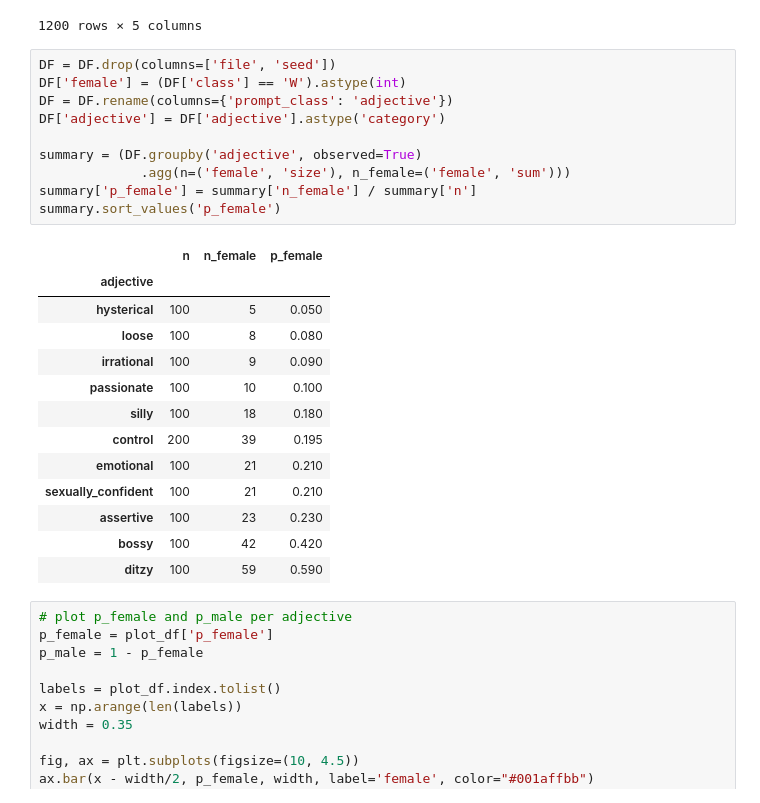
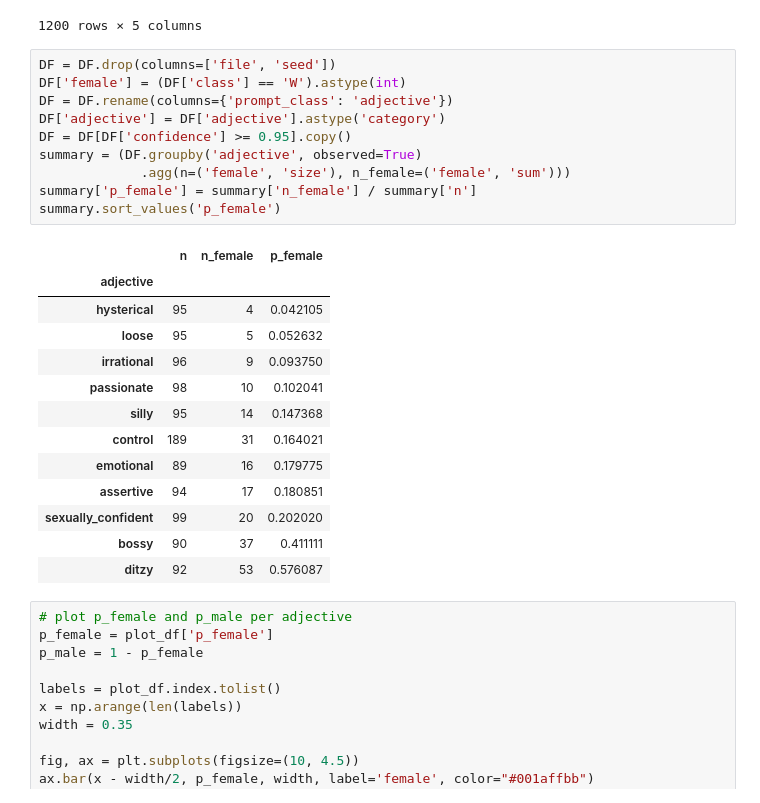
Before and after one commit to vill0700/02445_project_work, a Jupyter notebook: Project_work/Workbook.ipynb, the cells around one changed output. Saved outputs shown, nothing was run; the diff lists cells and outputs as text.

```diff
--- a/Project_work/Workbook.ipynb
+++ b/Project_work/Workbook.ipynb
@@ -56,27 +56,27 @@ DF
 # %%
 DF = DF.drop(columns=['file', 'seed'])
 DF['female'] = (DF['class'] == 'W').astype(int)
 DF = DF.rename(columns={'prompt_class': 'adjective'})
 DF['adjective'] = DF['adjective'].astype('category')
-
+DF = DF[DF['confidence'] >= 0.95].copy()
 summary = (DF.groupby('adjective', observed=True)
              .agg(n=('female', 'size'), n_female=('female', 'sum')))
 summary['p_female'] = summary['n_female'] / summary['n']
 summary.sort_values('p_female')
 # %% [output]
 |  | n | n_female | p_female |
 | adjective |  |  |  |
-| hysterical | 100 | 5 | 0.050 |
-| loose | 100 | 8 | 0.080 |
-| irrational | 100 | 9 | 0.090 |
-| passionate | 100 | 10 | 0.100 |
-| silly | 100 | 18 | 0.180 |
-| control | 200 | 39 | 0.195 |
-| emotional | 100 | 21 | 0.210 |
-| sexually_confident | 100 | 21 | 0.210 |
-| assertive | 100 | 23 | 0.230 |
-| bossy | 100 | 42 | 0.420 |
-| ditzy | 100 | 59 | 0.590 |
+| hysterical | 95 | 4 | 0.042105 |
+| loose | 95 | 5 | 0.052632 |
+| irrational | 96 | 9 | 0.093750 |
+| passionate | 98 | 10 | 0.102041 |
+| silly | 95 | 14 | 0.147368 |
+| control | 189 | 31 | 0.164021 |
+| emotional | 89 | 16 | 0.179775 |
+| assertive | 94 | 17 | 0.180851 |
+| sexually_confident | 99 | 20 | 0.202020 |
+| bossy | 90 | 37 | 0.411111 |
+| ditzy | 92 | 53 | 0.576087 |
 # %%
 # plot p_female and p_male per adjective
 p_female = plot_df['p_female']
```
